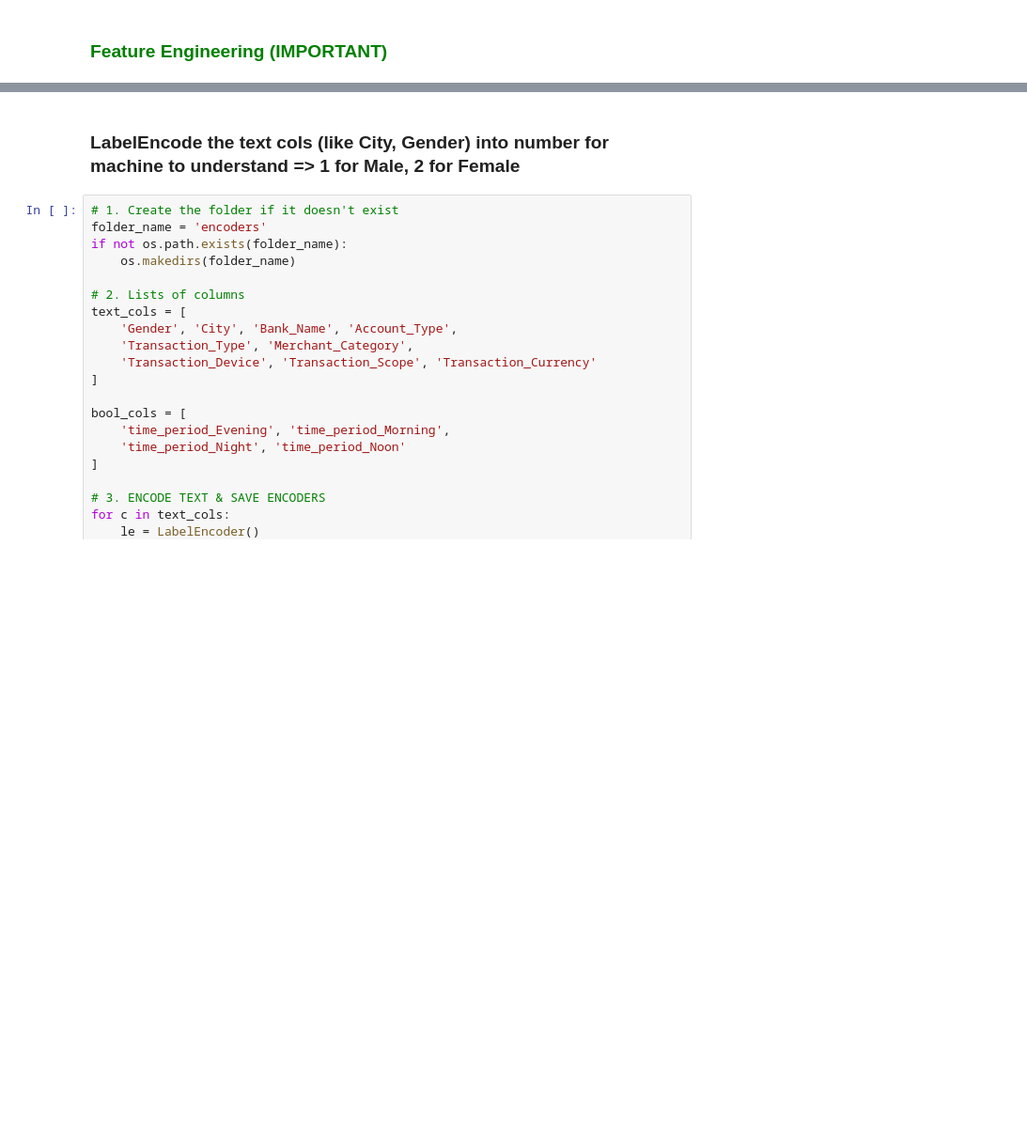
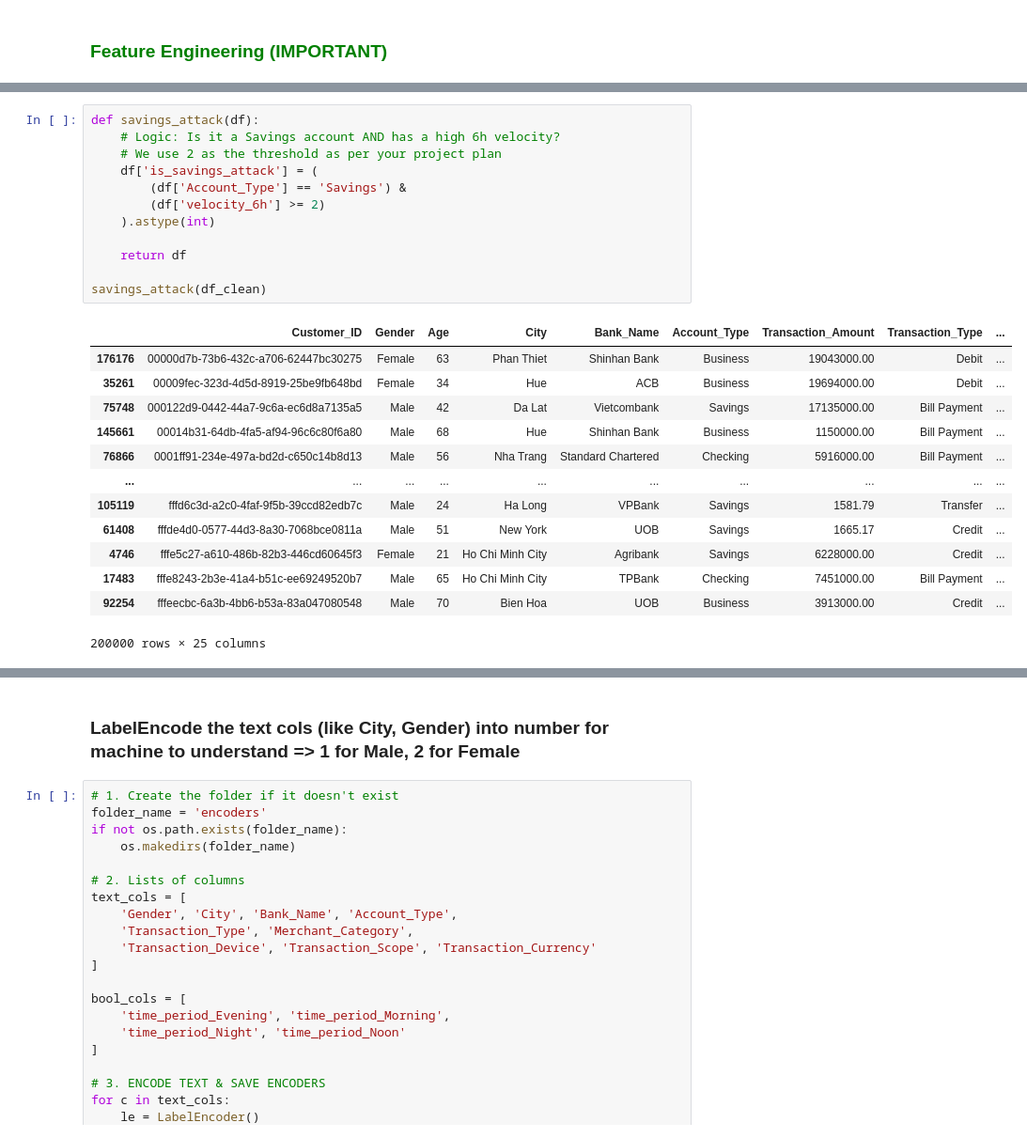
Before and after one commit to Bill2926/BankFraudML, a Jupyter notebook: randomforest.ipynb, the cells around one changed output, grey strips where cells are left out. Shown at 94% size. Saved outputs shown, nothing was run; the diff lists cells and outputs as text; blank space fills up the shorter version.

```diff
--- a/randomforest.ipynb
+++ b/randomforest.ipynb
@@ -131 +188,27 @@ df_clean.head(3)
+# %%
+def savings_attack(df):
+    # Logic: Is it a Savings account AND has a high 6h velocity?
+    # We use 2 as the threshold as per your project plan
+    df['is_savings_attack'] = (
+        (df['Account_Type'] == 'Savings') &
+        (df['velocity_6h'] >= 2)
+    ).astype(int)
+
+    return df
+
+savings_attack(df_clean)
+# %% [output]
+|  | Customer_ID | Gender | Age | City | Bank_Name | Account_Type | Transaction_Amount | Transaction_Type | ... |
+| 176176 | 00000d7b-73b6-432c-a706-62447bc30275 | Female | 63 | Phan Thiet | Shinhan Bank | Business | 19043000.00 | Debit | ... |
+| 35261 | 00009fec-323d-4d5d-8919-25be9fb648bd | Female | 34 | Hue | ACB | Business | 19694000.00 | Debit | ... |
+| 75748 | 000122d9-0442-44a7-9c6a-ec6d8a7135a5 | Male | 42 | Da Lat | Vietcombank | Savings | 17135000.00 | Bill Payment | ... |
+| 145661 | 00014b31-64db-4fa5-af94-96c6c80f6a80 | Male | 68 | Hue | Shinhan Bank | Business | 1150000.00 | Bill Payment | ... |
+| 76866 | 0001ff91-234e-497a-bd2d-c650c14b8d13 | Male | 56 | Nha Trang | Standard Chartered | Checking | 5916000.00 | Bill Payment | ... |
+| ... | ... | ... | ... | ... | ... | ... | ... | ... | ... |
+| 105119 | fffd6c3d-a2c0-4faf-9f5b-39ccd82edb7c | Male | 24 | Ha Long | VPBank | Savings | 1581.79 | Transfer | ... |
+| 61408 | fffde4d0-0577-44d3-8a30-7068bce0811a | Male | 51 | New York | UOB | Savings | 1665.17 | Credit | ... |
+| 4746 | fffe5c27-a610-486b-82b3-446cd60645f3 | Female | 21 | Ho Chi Minh City | Agribank | Savings | 6228000.00 | Credit | ... |
+| 17483 | fffe8243-2b3e-41a4-b51c-ee69249520b7 | Male | 65 | Ho Chi Minh City | TPBank | Checking | 7451000.00 | Bill Payment | ... |
+| 92254 | fffeecbc-6a3b-4bb6-b53a-83a047080548 | Male | 70 | Bien Hoa | UOB | Business | 3913000.00 | Credit | ... |
+200000 rows × 25 columns
 # %%
```
Also changed, not shown: parts of 12 cells of this notebook, 8 other files.
